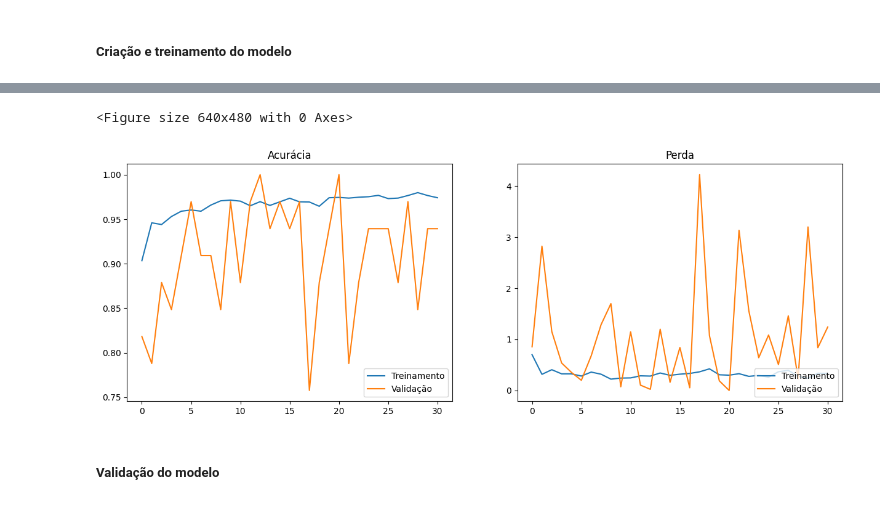
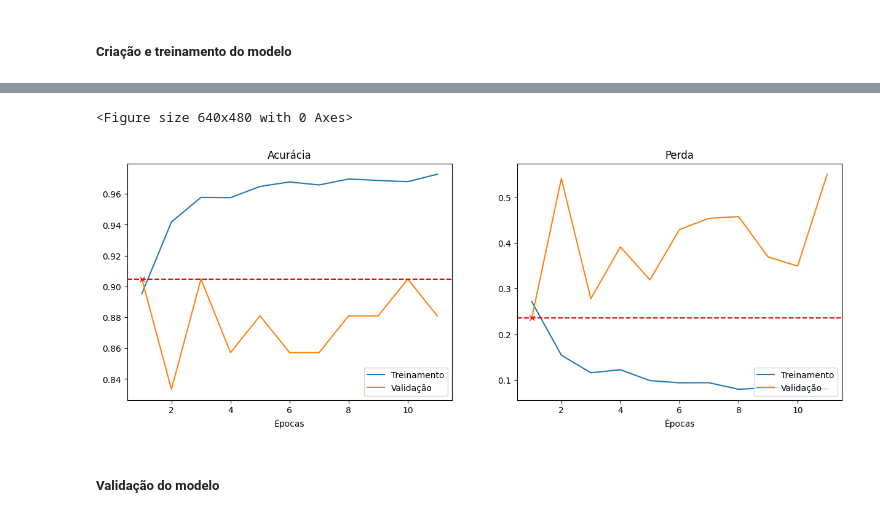
Before and after one commit to diegofemello/ImageClassificationWithPython, a Jupyter notebook: mobile_net_tcc.ipynb, the cells around one changed output, grey strips where cells are left out. Cells and saved outputs as stored; diff of their text form; code cells hidden in the pictures.

```diff
--- a/mobile_net_tcc.ipynb
+++ b/mobile_net_tcc.ipynb
@@ -222,9 +191,16 @@ ________________________________________________________________________________
 
 data_augmentation = tf.keras.Sequential([
     tf.keras.layers.experimental.preprocessing.RandomFlip('horizontal'),
-    tf.keras.layers.experimental.preprocessing.RandomZoom(0.2),
-    tf.keras.layers.experimental.preprocessing.RandomRotation(0.03),
+    tf.keras.layers.experimental.preprocessing.RandomZoom(0.3),
+    tf.keras.layers.experimental.preprocessing.RandomRotation(0.1),
 ])
+
+# Aplicando data augmentation no modelo
+
+model = tf.keras.Sequential([
+    data_augmentation,
+    model
+])
 # %%
 # Plotando imagens com Data Augmentation
 
@@ -259,8 +230,10 @@ model = tf.keras.Sequential([
 # %%
-# Compilando o modelo
+# Compilando o modelo e definindo o otimizador e a função de perda
 
 model.compile(
-    optimizer=tf.keras.optimizers.Adam(),
+    optimizer=tf.keras.optimizers.RMSprop(
+        learning_rate=learning_rate
+    ),
     loss=tf.keras.losses.CategoricalCrossentropy(),
     metrics=['accuracy']
 )
@@ -268,12 +241,13 @@ model.compile(
 # Treinamento do modelo
 
 # Monitora a perda de validação e interrompe o treinamento quando a perda
-# de validação não melhora por 5 épocas consecutivas para evitar overfitting
+# de validação não melhora por 15 épocas consecutivas para evitar overfitting
 earlystopping = tf.keras.callbacks.EarlyStopping(
     monitor="val_loss",
-    mode="min",
-    patience=10,
-    restore_best_weights=True
+    patience=patience,
+    restore_best_weights=True,
+    mode='min',
+    verbose=1
 )
 
 history = model.fit(
@@ -284,5 +258,10 @@ history = model.fit(
     validation_data=dataset_validacao,
     callbacks=[earlystopping],
 )
+
+loss, accuracy = model.evaluate(dataset_teste)
+
+print('Loss: {:.2f}'.format(loss))
+print('Accuracy: {:.2f}'.format(accuracy))
 # %% [output]
 Epoch 1/100
@@ -305,34 +284,46 @@ Epoch 31/100
 # %%
 # Função para plotar gráficos de acurácia e loss do modelo
 def plot_model(history):
     accuracy = history.history['accuracy']
     val_accuracy = history.history['val_accuracy']
 
     loss = history.history['loss']
     val_loss = history.history['val_loss']
 
-    epochs_range = range(len(accuracy))
+    epochs_range = range(1, len(accuracy) + 1)
 
     plt.gcf().clear()
     plt.figure(figsize=(15, 5))
 
     plt.subplot(1, 2, 1)
     plt.title('Acurácia')
     plt.plot(epochs_range, accuracy, label='Treinamento')
     plt.plot(epochs_range, val_accuracy, label='Validação')
     plt.legend(loc='lower right')
 
+    plt.plot(np.argmax(val_accuracy)+1, np.max(val_accuracy),
+             marker='x', color='r', label='Melhor acurácia')
+    plt.axhline(y=np.max(val_accuracy), color='r', linestyle='--')
+
+    plt.xlabel('Épocas')
+
     plt.subplot(1, 2, 2)
     plt.title('Perda')
     plt.plot(epochs_range, loss, label='Treinamento')
     plt.plot(epochs_range, val_loss, label='Validação')
     plt.legend(loc='lower right')
 
+    plt.plot(np.argmin(val_loss)+1, np.min(val_loss),
+             marker='x', color='r', label='Melhor perda')
+    plt.axhline(y=np.min(val_loss), color='r', linestyle='--')
+
+    plt.xlabel('Épocas')
+
 
 plot_model(history)
 # %% [output]
 <Figure size 640x480 with 0 Axes>
-[figure, old version]
+[figure, new version]
 # %% [markdown]
 ##### Validação do modelo
 # %%
```
Also changed, not shown: parts of 16 cells of this notebook.
